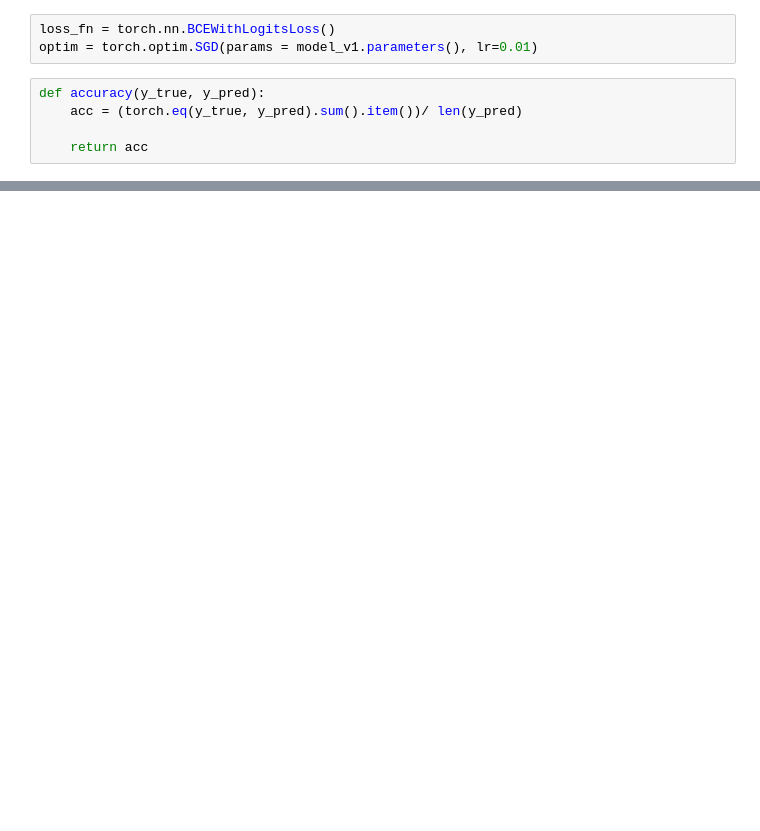
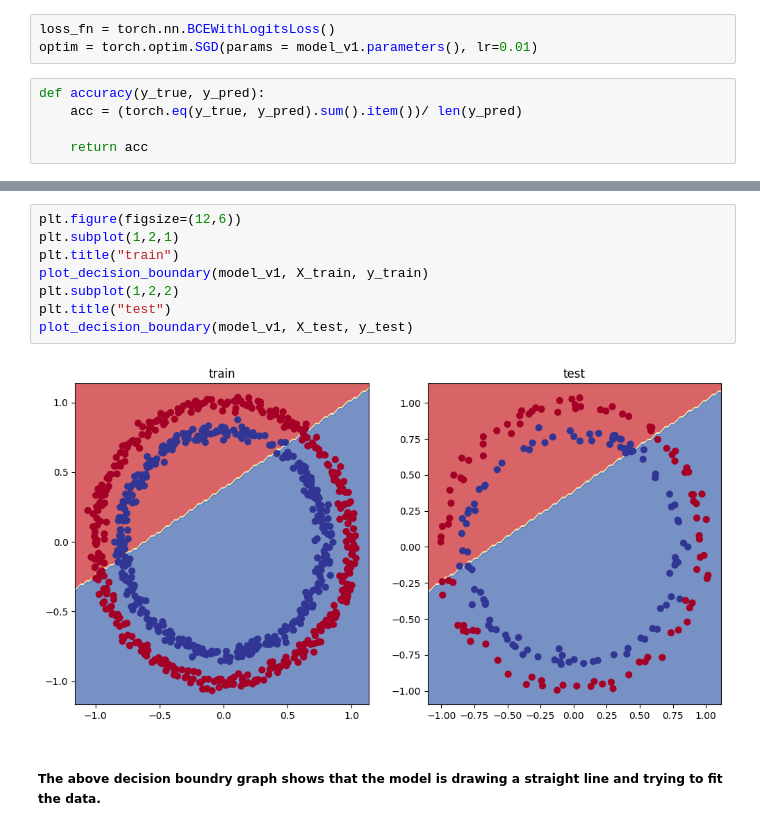
Before and after one commit to pusapatiakhilraju/Pytorch-Neural-Net-Classification, a Jupyter notebook: Neural-Net-Classifcation.ipynb, the cells around one changed output, grey strips where cells are left out. Saved outputs shown, nothing was run; the diff lists cells and outputs as text; blank space fills up the shorter version.

```diff
--- a/Neural-Net-Classifcation.ipynb
+++ b/Neural-Net-Classifcation.ipynb
@@ -158,0 +250,12 @@ def accuracy(y_true, y_pred):
+# %%
+plt.figure(figsize=(12,6))
+plt.subplot(1,2,1)
+plt.title("train")
+plot_decision_boundary(model_v1, X_train, y_train)
+plt.subplot(1,2,2)
+plt.title("test")
+plot_decision_boundary(model_v1, X_test, y_test)
+# %% [output]
+[figure, added]
+# %% [markdown]
+##### The above decision boundry graph shows that the model is drawing a straight line and trying to fit the data.
```
Also changed, not shown: parts of 17 cells of this notebook, 1 other file.
